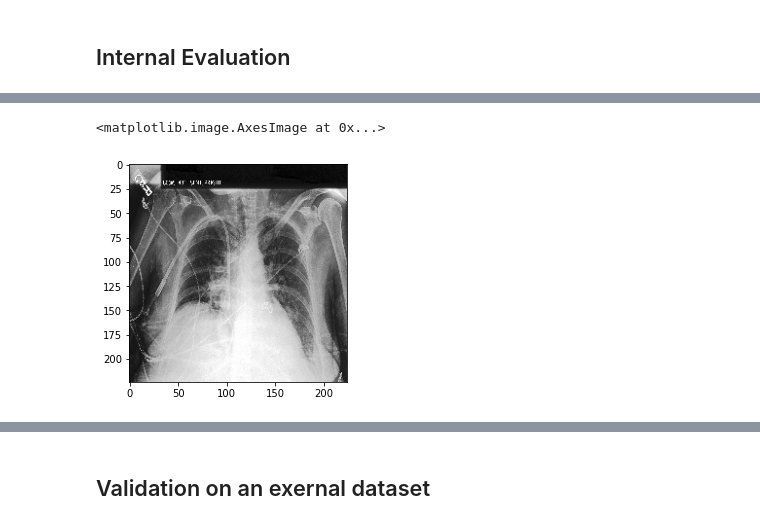
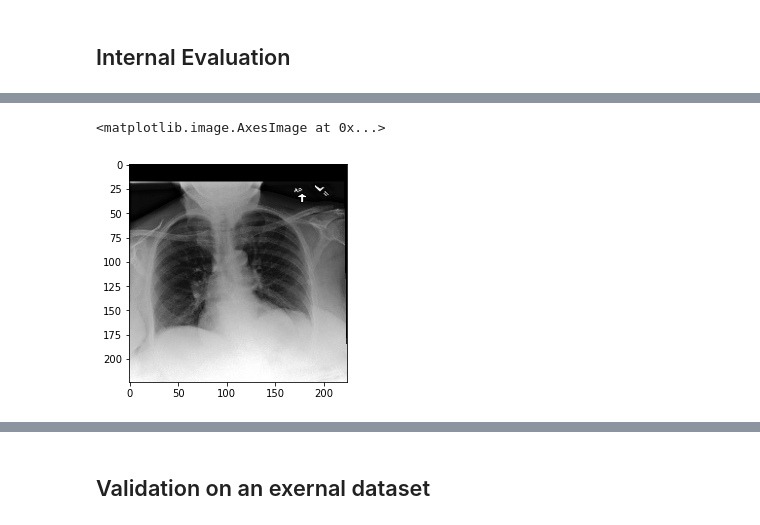
Before and after one commit to ai-explorers/chest_x_ray, a Jupyter notebook: merged_notebooks.ipynb, the cells around one changed output, grey strips where cells are left out. Drawn from its saved outputs; the diff is of its cells as text; code cells hidden in the pictures.

```diff
--- a/merged_notebooks.ipynb
+++ b/merged_notebooks.ipynb
@@ -171,7 +207,8 @@ class original_dataset(dataset):
 dataset_dict = {}
 
 # load all datasets and execute a train test split
-for dataset_name, folder_name in datasets.items():
+#for dataset_name, folder_name in datasets.items():
+for dataset_name, folder_name in datasets_224.items():
     tmp_dataset = original_dataset(dataset_name, folder_name)
     #tmp_dataset.train_test_split()
     #tmp_dataset.shuffle()
@@ -476,3 +582,30 @@ def get_densenet121_freezed():
+# %%
+def get_vgg16_flatten():
+    img_input = Input(shape=(224, 224, 3))
+
+    img_input = tf.keras.applications.vgg16.preprocess_input(img_input)
+
+    base_model = VGG16(include_top=False,
+                    input_tensor=img_input,
+                    weights="imagenet",
+                    input_shape=(224, 224, 3))
+
+    from keras import models
+    from keras import layers
+
+    model = models.Sequential()
+    model.add(base_model)
+    model.add(layers.Flatten())
+    model.add(layers.Dense(512, activation='relu'))
+    #model.add(BatchNormalization())
+    #model.add(Dropout(0.4))
+    model.add(layers.Dense(1, activation='sigmoid'))
+
+    model.compile(loss='binary_crossentropy',
+              optimizer=Adam(learning_rate=0.000001),
+              metrics=['accuracy'])
+
+    return model
 # %%
 # K-Fold
 from sklearn.model_selection import StratifiedKFold
@@ -493,6 +626,11 @@ learning_rate_reduction = ReduceLROnPlateau(
 )
 
 mcp_save = ModelCheckpoint(MODELSAVE, save_best_only=True, monitor='val_loss', mode='min')
+
+early_stopping = EarlyStopping(monitor='val_loss',
+                              min_delta=0,
+                              patience=2,
+                              verbose=0, mode='auto')
 # %%
 df_train = combined_dataset.train
 # %% [markdown]
@@ -634,2 +916,7 @@ df_test.reset_index(drop=True, inplace=True)
 # %%
-test_generator = DataGenerator(df_test, False, IMG_SIZE, batch_size=BATCH_SIZE, shuffle=False)
+#test_generator = DataGenerator(df_test, False, IMG_SIZE, batch_size=BATCH_SIZE, shuffle=False)
+
+val_generator = data_generator.flow_from_dataframe(
+        dataframe=combined_dataset.val,
+        **flow_arguments
+    )
@@ -636,6 +932,6 @@ test_generator = DataGenerator(df_test, False, IMG_SIZE, batch_size=BATCH_SIZE,
 # %%
-plt.imshow(test_generator.__getitem__(0)[0][0][:,:,0], cmap="gray")
+plt.imshow(val_generator.__getitem__(0)[0][0][:,:,0], cmap="gray")
 # %% [output]
 <matplotlib.image.AxesImage at 0x...>
-[figure, old version]
+[figure, new version]
 # %%
```
Also changed, not shown: parts of 45 cells of this notebook.
